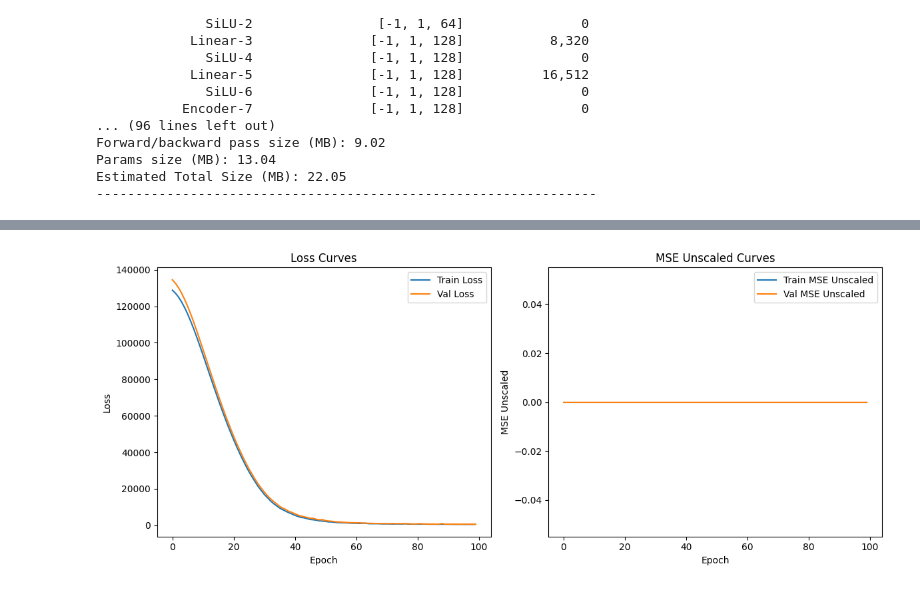
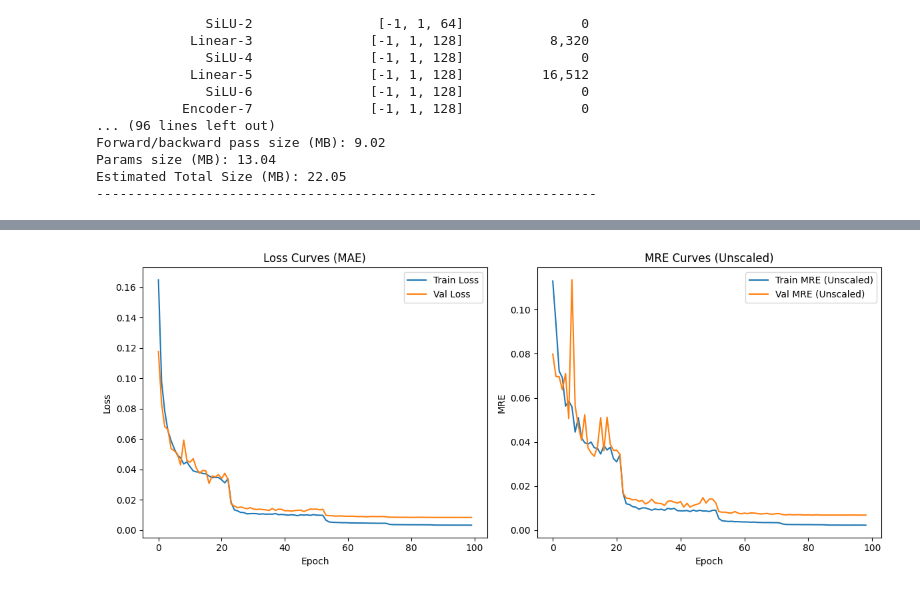
Before and after one commit to Teolul/Masters_Thesis, a Jupyter notebook: cnn_pipeline.ipynb, the cells around one changed output, grey strips where cells are left out. Saved outputs shown, nothing was run; the diff lists cells and outputs as text; code cells hidden in the pictures.

Commit message:
code cleaning, setup net experiments and mae loss

```diff
--- a/cnn_pipeline.ipynb
+++ b/cnn_pipeline.ipynb
@@ -216,4 +226,6 @@ class EmulatorSet2(nn.Module):
 # %%
+# 3rd ARCHITECTURE: add convolutional processing to the latent space before predicting PCA coefficients, to allow the model to learn local relationships in the structured sequence space
+# technically wrong, as the PCA-reduced space doesn't have a true spatial structure, but it allows us to experiment with convolutional processing
 class SpectralDecoder3(nn.Module):
     def __init__(self, z_dim=128, n_components=10, initial_length=128, channels=64):
         super().__init__()
@@ -271,5 +283,5 @@ class EmulatorSet3(nn.Module):
 
     def forward(self, x):
         z = self.encoder(x)
-        # returns a list of 6 tensors, each with shape (N, 10)
-        return [dec(z) for dec in self.decoders]
+        # return prediction as one tensor of shape (N, 6, 10) - PCA coefficients for each function
+        return torch.stack([decoder(z) for decoder in self.decoders], dim=1)
@@ -345,4 +464,29 @@ class MRELoss(nn.Module):
         return torch.mean(relative_error)
+# %%
+def calculate_metrics(config, y_pred, Y_batch, wavelengths):
+    if config["scaled"] or config["reduced"]:
+        # prepare tensors to hold the restored predictions and targets in original space
+        y_pred_og_shape = torch.zeros((y_pred.size(0), globals.N_FUNCTIONS, len(wavelengths)), device=y_pred.device)
+        y_true_og_shape = torch.zeros((Y_batch.size(0), globals.N_FUNCTIONS, len(wavelengths)), device=Y_batch.device)
+
+        # inverse transform the scaling and PCA to get back to original space if needed
+        for i in range(globals.N_FUNCTIONS):
+            y_pred_restored = y_pred[:, i, :].cpu().detach().numpy()
+            y_true_restored = Y_batch[:, i, :].cpu().detach().numpy()
+            if config["scaled"]:
+                y_pred_restored = config["y_scalers"][i].inverse_transform(y_pred_restored)
+                y_true_restored = config["y_scalers"][i].inverse_transform(y_true_restored)
+            if config["reduced"]:
+                y_pred_restored = config["pca_list"][i].inverse_transform(y_pred_restored)
+                y_true_restored = config["pca_list"][i].inverse_transform(y_true_restored)
+            y_pred_og_shape[:, i, :] = torch.from_numpy(y_pred_restored).to(y_pred_og_shape.device)
+            y_true_og_shape[:, i, :] = torch.from_numpy(y_true_restored).to(y_true_og_shape.device)
+
+        batch_train_mre_unscaled = utils.mre_score(y_pred_og_shape.cpu().detach().numpy(), y_true_og_shape.cpu().detach().numpy(), wavelengths)
+    else:
+        batch_train_mre_unscaled = utils.mre_score(y_pred.cpu().detach().numpy(), Y_batch.cpu().detach().numpy(), wavelengths)
+
+    return batch_train_mre_unscaled
 # %%
 # train loop configurations
 n_epochs = 100
@@ -525,26 +685,26 @@ IndexError: too many indices for tensor of dimension 2
 # %%
 # history plotting
 plt.figure(figsize=(12, 5))
 
 plt.subplot(1, 2, 1)
 plt.plot(history["train_loss"], label="Train Loss")
 plt.plot(history["val_loss"], label="Val Loss")
-plt.title("Loss Curves")
+plt.title("Loss Curves (MAE)")
 plt.xlabel("Epoch")
 plt.ylabel("Loss")
 plt.legend()
 
 plt.subplot(1, 2, 2)
-plt.plot(history["train_mse_unscaled"], label="Train MSE Unscaled")
-plt.plot(history["val_mse_unscaled"], label="Val MSE Unscaled")
-plt.title("MSE Unscaled Curves")
+plt.plot(history["train_mre_unscaled"][1:], label="Train MRE (Unscaled)")
+plt.plot(history["val_mre_unscaled"][1:], label="Val MRE (Unscaled)")
+plt.title("MRE Curves (Unscaled)")
 plt.xlabel("Epoch")
-plt.ylabel("MSE Unscaled")
+plt.ylabel("MRE")
 plt.legend()
 
 plt.tight_layout()
 plt.show()
 # %% [output]
-[figure, old version]
+[figure, new version]
 # %%
 # test on test set
```
Also changed, not shown: parts of 16 cells of this notebook, 1 other file.
